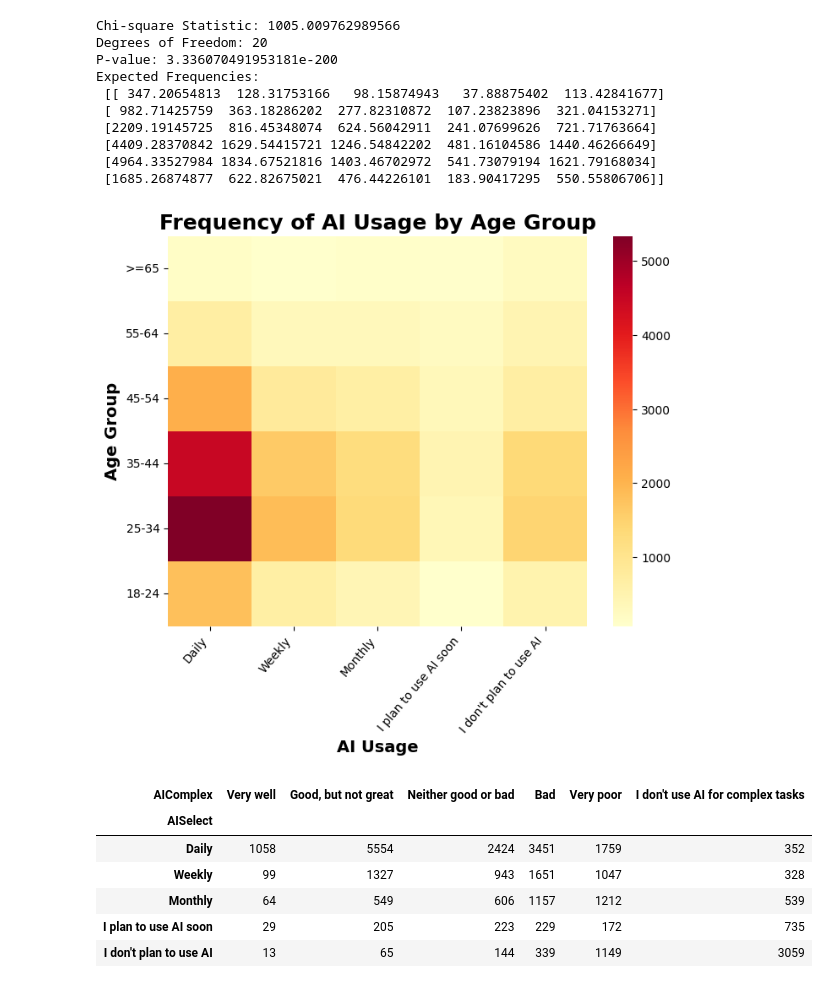
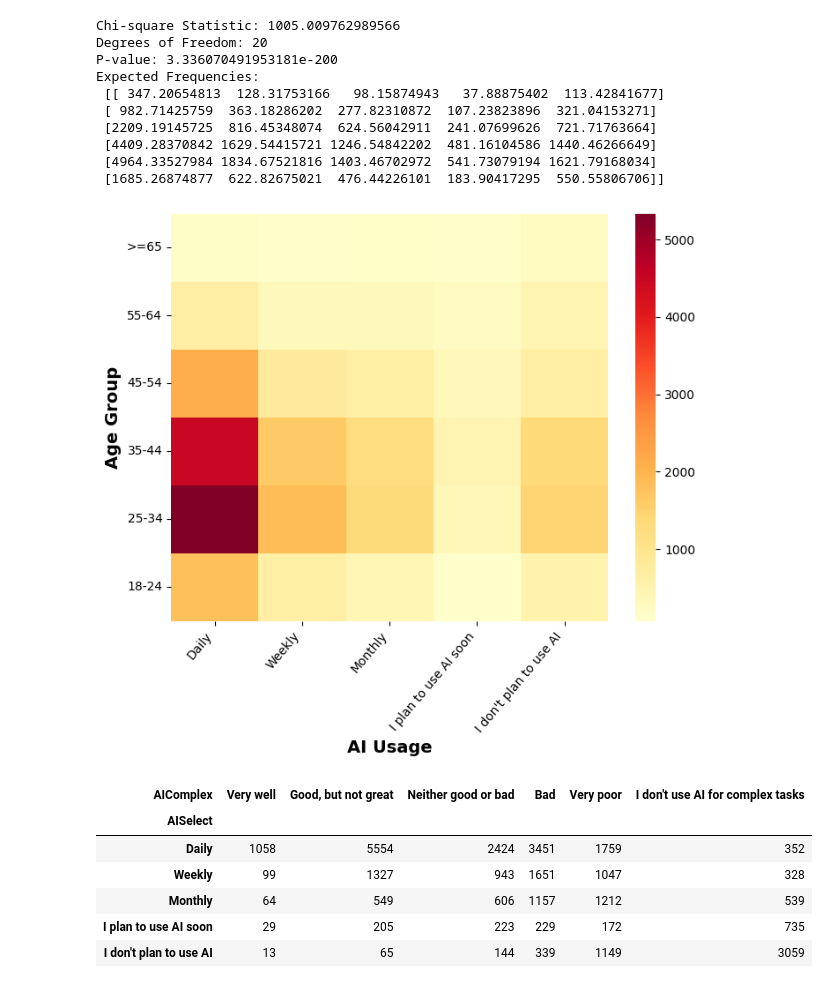
Before and after one commit to huyqng1412/stackoverflow_2025_project, a Jupyter notebook: so2025_vis.ipynb, the cells around one changed output. Cells and saved outputs as stored; diff of their text form; code cells hidden in the pictures.

```diff
--- a/so2025_vis.ipynb
+++ b/so2025_vis.ipynb
@@ -494,14 +494,14 @@ Expected Frequencies:
 # %%
 plt.figure(figsize=(8, 6))
 sns.heatmap(contigency, annot=False, fmt="d", cmap="YlOrRd")
 
-plt.title("Frequency of AI Usage by Age Group", fontsize = 18, fontweight = 'bold')
+# plt.title("Frequency of AI Usage by Age Group", fontsize = 18, fontweight = 'bold')
 plt.ylabel("Age Group", fontsize = 14, fontweight = 'bold')
 plt.xlabel("AI Usage", fontsize = 14, fontweight = 'bold')
 
 plt.xticks(rotation=50, ha="right")   # rotate x-axis labels
 plt.yticks(rotation= 360)
 
 plt.show()
 # %% [output]
-[figure, old version]
+[figure, new version]
```
Also changed, not shown: parts of 2 cells of this notebook, 1 other file.
